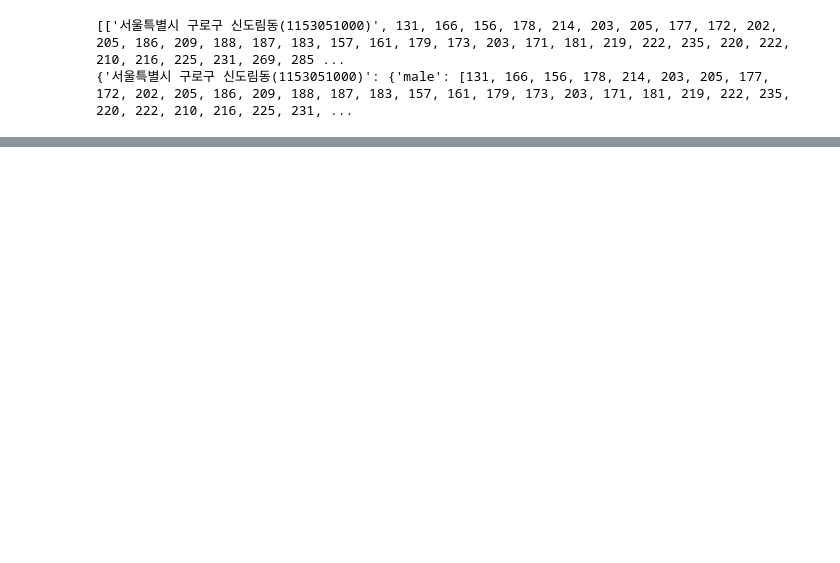
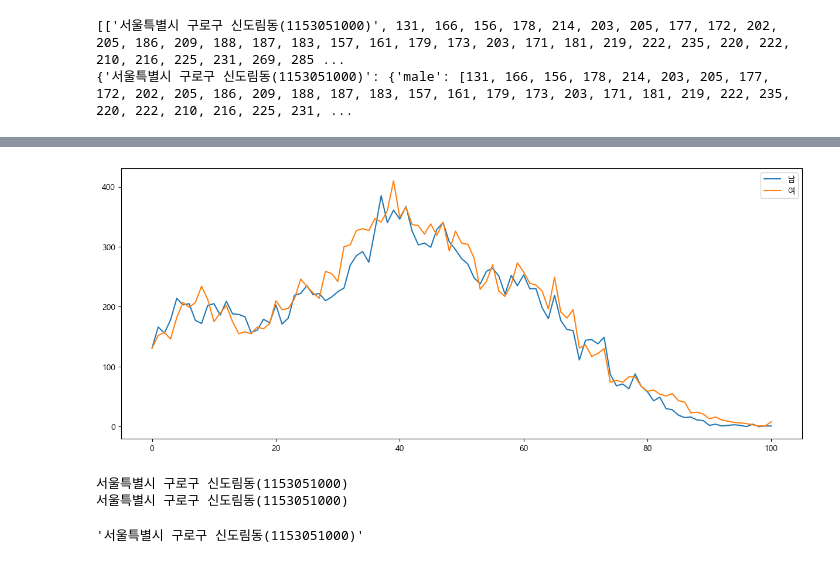
Before and after one commit to Hololruru/Study_K, a Jupyter notebook: workspace/python-basic/python-basic/e_exercise.ipynb, the cells around one changed output, grey strips where cells are left out. Drawn from its saved outputs; the diff is of its cells as text; code cells hidden in the pictures; blank space fills up the shorter version.

```diff
--- a/workspace/python-basic/python-basic/e_exercise.ipynb
+++ b/workspace/python-basic/python-basic/e_exercise.ipynb
@@ -99,0 +101,20 @@ print( len(list_result[0][102:]) )
+# %%
+# 결과로 시각화 2
+
+plt.figure(figsize=(15, 6))
+plt.plot(dict_result[list(dict_result.keys())[0]]["male"], label="남")
+plt.plot(dict_result[list(dict_result.keys())[0]]["female"], label="여")
+plt.legend()
+plt.show()
+# %% [output]
+[figure, added]
+# %%
+print( list(dict_result.keys())[0] )
+print( next(iter(dict_result.keys())) )
+# %% [output]
+서울특별시 구로구 신도림동(1153051000)
+서울특별시 구로구 신도림동(1153051000)
+# %%
+next(iter(dict_result.keys()))
+# %% [output]
+'서울특별시 구로구 신도림동(1153051000)'
```
Also changed, not shown: parts of 6 cells of this notebook.
